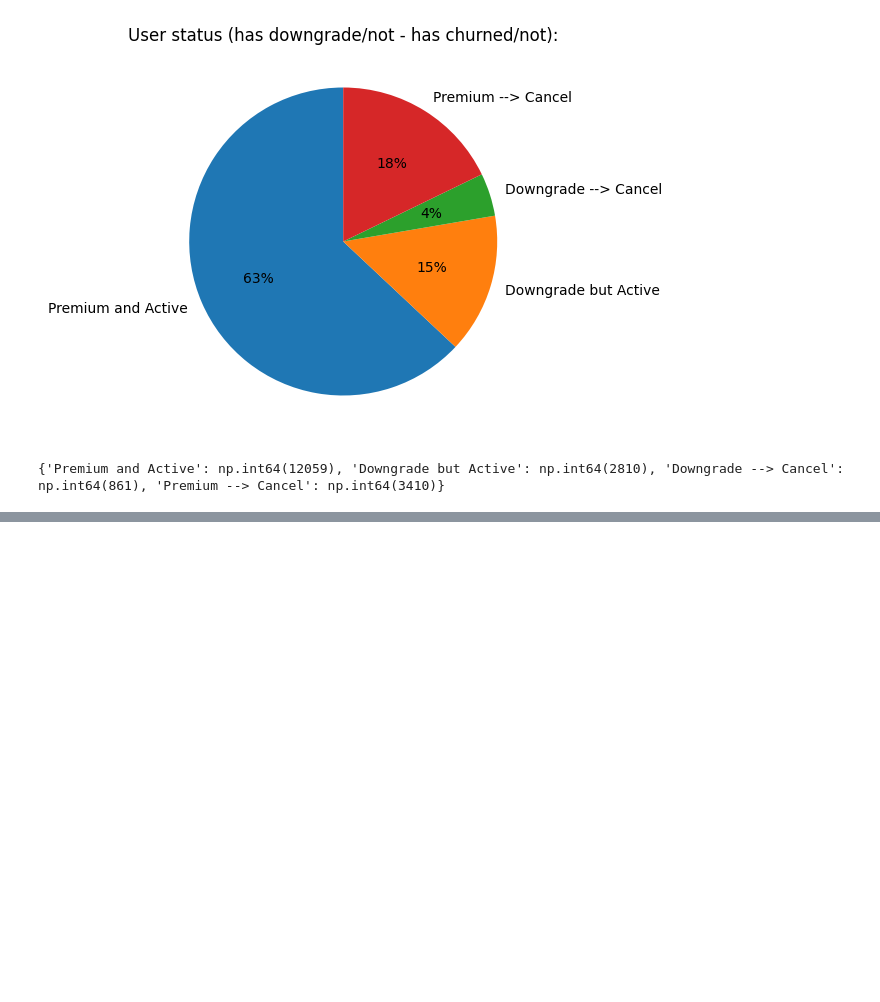
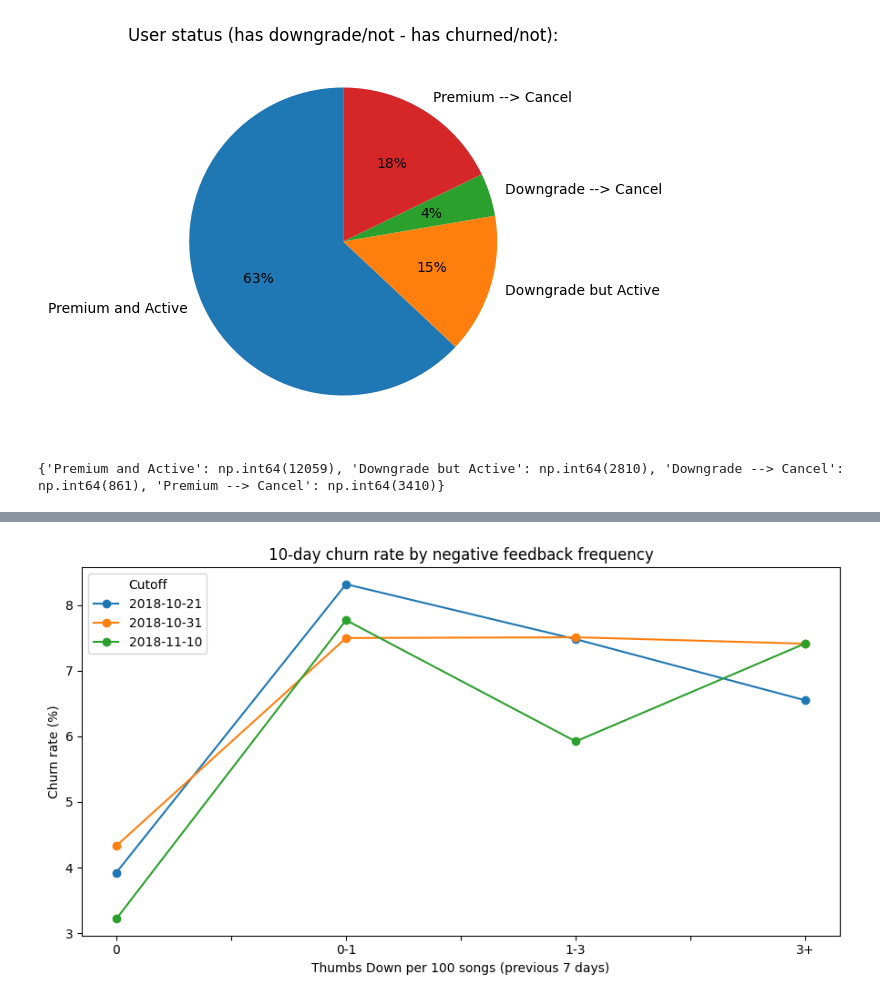
Before and after one commit to Hugo361/Churn_Prediction_26-27_DSAIB, a Jupyter notebook: Notebooks/01_EDA.ipynb, the cells around one changed output, grey strips where cells are left out. Cells and saved outputs as stored; diff of their text form; code cells hidden in the pictures; blank space fills up the shorter version.

```diff
--- a/Notebooks/01_EDA.ipynb
+++ b/Notebooks/01_EDA.ipynb
@@ -317,0 +634,83 @@ print(dict(zip(subjects, data)))
+# %%
+# Focus on users with sufficient recent listening activity to obtain more stable feedback ratios
+active_users = engagement.loc[
+    engagement["songs_7d"] >= 10
+].copy()
+
+# Normalize feedback by listening activity
+active_users["down_per_100_songs"] = (
+    100 * active_users["thumbs_down_7d"]
+    / active_users["songs_7d"]
+)
+
+active_users["up_per_100_songs"] = (
+    100 * active_users["thumbs_up_7d"]
+    / active_users["songs_7d"]
+)
+
+# Compare normalized feedback by churn status
+satisfaction_summary = (
+    active_users.groupby(
+        ["cutoff", "churn_10d"],
+        as_index=False
+    )
+    .agg(
+        n_users=("userId", "size"),
+        mean_dislikes=("down_per_100_songs", "mean"),
+        median_dislikes=("down_per_100_songs", "median"),
+        mean_likes=("up_per_100_songs", "mean")
+    )
+)
+
+display(satisfaction_summary.round(2))
+
+# Group users by negative feedback frequency
+dislike_labels = ["0", "0-1", "1-3", "3+"]
+
+active_users["dislike_group"] = pd.cut(
+    active_users["down_per_100_songs"],
+    bins=[-0.01, 0, 1, 3, np.inf],
+    labels=dislike_labels
+)
+
+# Compute churn rates by negative feedback group
+dislike_summary = (
+    active_users.groupby(
+        ["cutoff", "dislike_group"],
+        observed=True
+    )
+    .agg(
+        n_users=("userId", "size"),
+        n_churners=("churn_10d", "sum"),
+        churn_rate=("churn_10d", "mean")
+    )
+    .reset_index()
+)
+
+dislike_summary["churn_rate_pct"] = (
+    100 * dislike_summary["churn_rate"]
+)
+
+display(dislike_summary.round(2))
+
+# Visualize the relationship with churn
+plot_data = dislike_summary.pivot(
+    index="dislike_group",
+    columns="cutoff",
+    values="churn_rate_pct"
+).reindex(dislike_labels)
+
+ax = plot_data.plot(
+    kind="line",
+    marker="o",
+    figsize=(9, 5)
+)
+
+ax.set_title("10-day churn rate by negative feedback frequency")
+ax.set_xlabel("Thumbs Down per 100 songs (previous 7 days)")
+ax.set_ylabel("Churn rate (%)")
+ax.legend(title="Cutoff")
+
+plt.tight_layout()
+plt.show()
+# %% [output]
@@ -317,0 +737 @@ print(dict(zip(subjects, data)))
+[figure, added]
```
Also changed, not shown: parts of 23 cells of this notebook.
